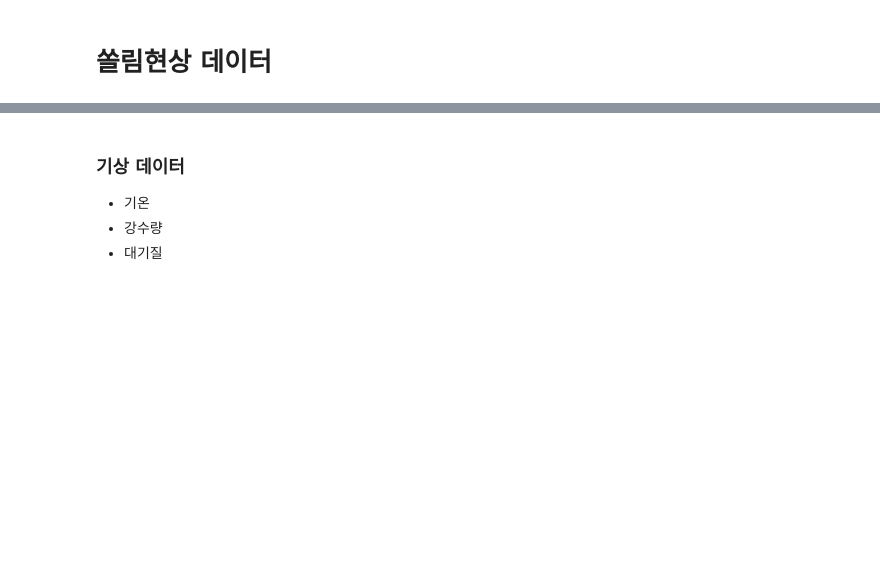
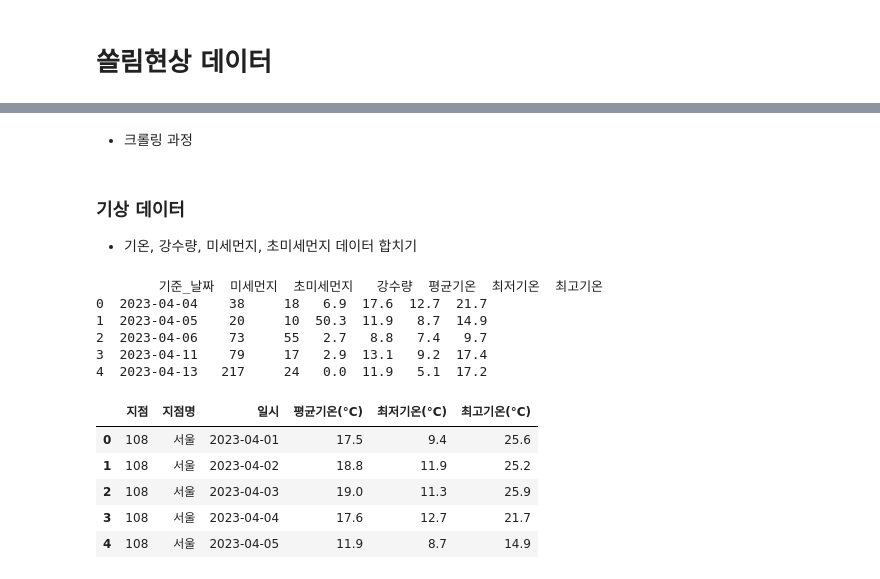
Before and after one commit to minseokpark6/SemiProject_Group3, a Jupyter notebook: Code/Origin/BikeSeoul_SemiGroup3_전처리.ipynb, the cells around one changed output, grey strips where cells are left out. Drawn from its saved outputs; the diff is of its cells as text; code cells hidden in the pictures; blank space fills up the shorter version.

```diff
--- a/Code/Origin/BikeSeoul_SemiGroup3_전처리.ipynb
+++ b/Code/Origin/BikeSeoul_SemiGroup3_전처리.ipynb
@@ -492,0 +431,2 @@ np.random.shuffle(일별_데이터_리스트)
+# %% [markdown]
+- 크롤링 과정
@@ -493,5 +645,40 @@ np.random.shuffle(일별_데이터_리스트)
 # %% [markdown]
 ### 기상 데이터
-* 기온
-* 강수량
-* 대기질
+* 기온, 강수량, 미세먼지, 초미세먼지 데이터 합치기
+# %%
+import pandas as pd
+
+# 데이터 읽기
+미세먼지 = pd.read_csv('../../Data/기상청/4-3미세먼지.csv', encoding='cp949')
+강수량 = pd.read_csv('../../Data/기상청/강수량.csv', encoding='utf-8')
+기온 = pd.read_csv('../../Data/기상청/기온.csv', encoding='cp949')
+
+미세먼지 = 미세먼지.rename(columns={'날짜': '기준_날짜'})
+강수량 = 강수량.rename(columns={'일강수량(mm)': '강수량','일시': '기준_날짜'})
+기온 = 기온.rename(columns={'일시': '기준_날짜','평균기온(°C)':'평균기온','최저기온(°C)':'최저기온','최고기온(°C)':'최고기온'})
+
+# 데이터 합치기
+merged_data = pd.merge(미세먼지, 강수량, on='기준_날짜')
+merged_data = pd.merge(merged_data, 기온, on='기준_날짜')
+
+
+selected_columns = ['기준_날짜', '미세먼지', '초미세먼지', '강수량', '평균기온', '최저기온', '최고기온']
+selected_data = merged_data[selected_columns]
+
+print(selected_data.head())
+# %% [output]
+        기준_날짜  미세먼지  초미세먼지   강수량  평균기온  최저기온  최고기온
+0  2023-04-04    38     18   6.9  17.6  12.7  21.7
+1  2023-04-05    20     10  50.3  11.9   8.7  14.9
+2  2023-04-06    73     55   2.7   8.8   7.4   9.7
+3  2023-04-11    79     17   2.9  13.1   9.2  17.4
+4  2023-04-13   217     24   0.0  11.9   5.1  17.2
+# %%
+기온.head()
+# %% [output]
+|  | 지점 | 지점명 | 일시 | 평균기온(°C) | 최저기온(°C) | 최고기온(°C) |
+| 0 | 108 | 서울 | 2023-04-01 | 17.5 | 9.4 | 25.6 |
+| 1 | 108 | 서울 | 2023-04-02 | 18.8 | 11.9 | 25.2 |
+| 2 | 108 | 서울 | 2023-04-03 | 19.0 | 11.3 | 25.9 |
+| 3 | 108 | 서울 | 2023-04-04 | 17.6 | 12.7 | 21.7 |
+| 4 | 108 | 서울 | 2023-04-05 | 11.9 | 8.7 | 14.9 |
```
Also changed, not shown: parts of 13 cells of this notebook, 3 other files.
